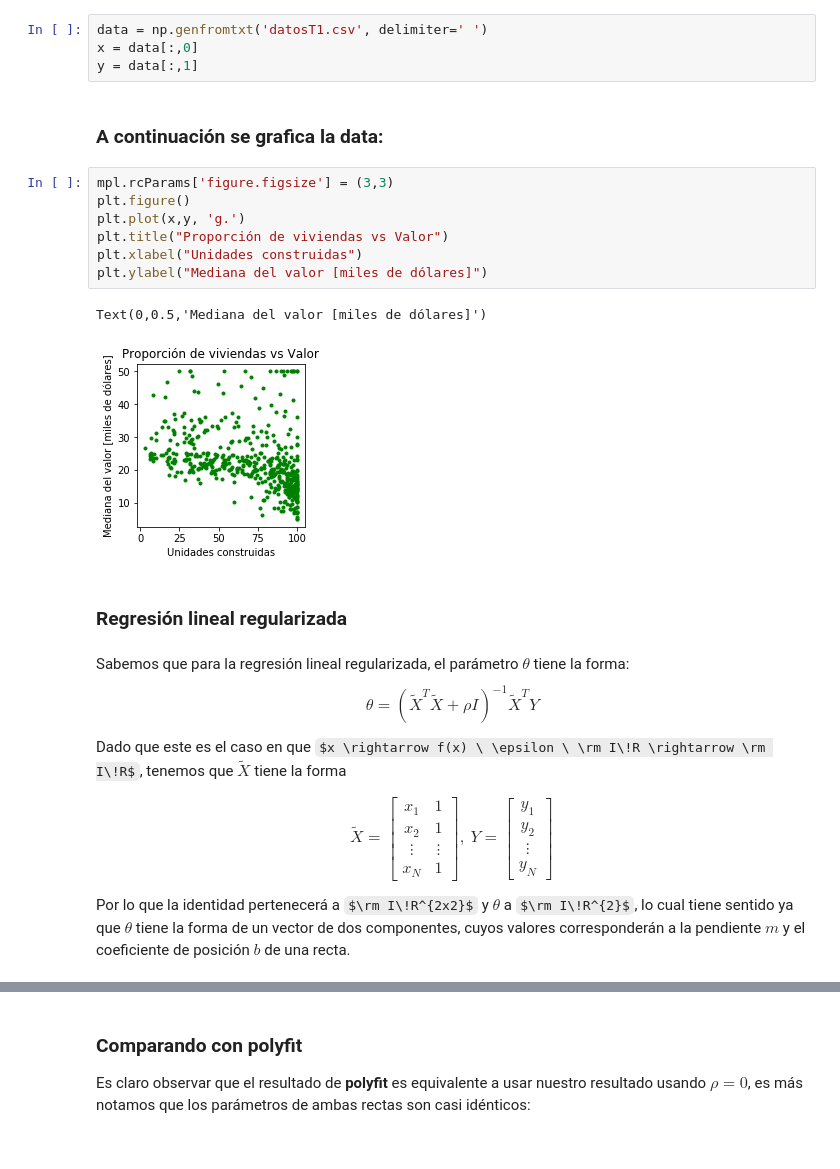
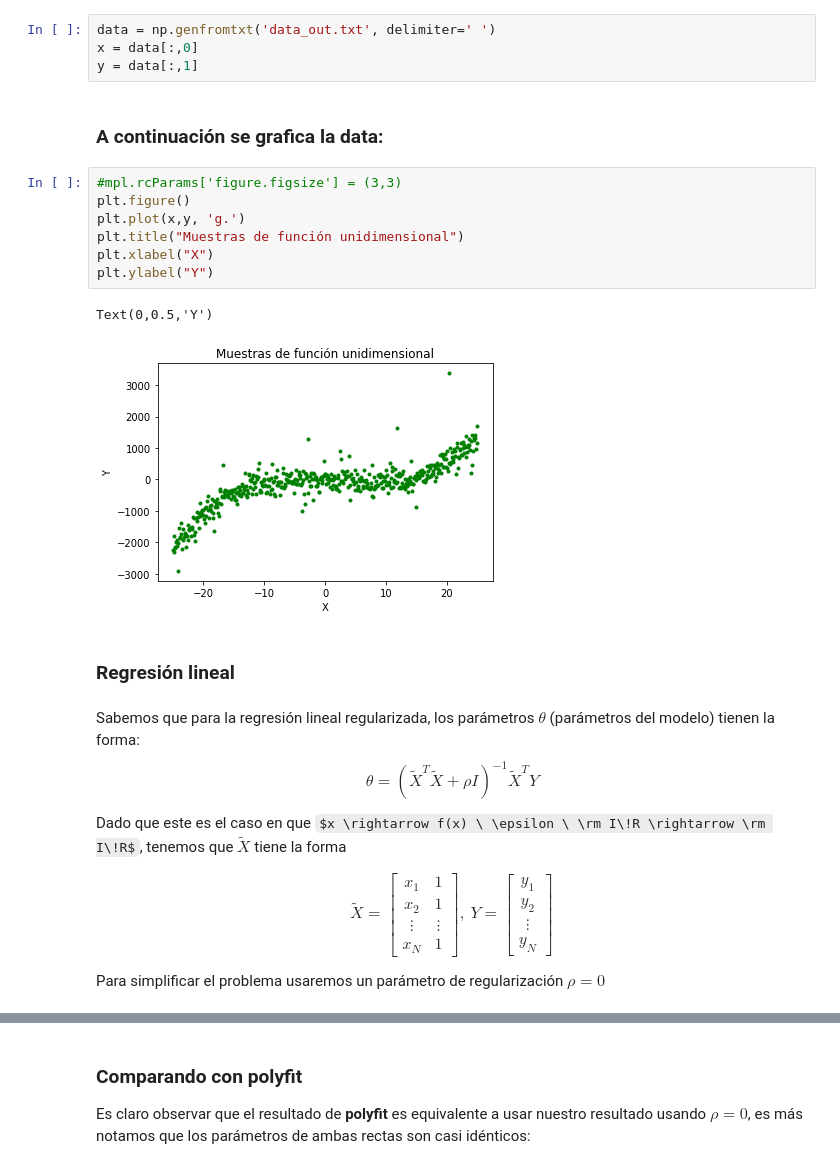
Before and after one commit to martinKindall/aprendizaje_bayesiano, a Jupyter notebook: Tarea1/tarea1_martin_cornejo.ipynb, the cells around one changed output, grey strips where cells are left out. Cells and saved outputs as stored; diff of their text form; some formulas as TeX source.

```diff
--- a/Tarea1/tarea1_martin_cornejo.ipynb
+++ b/Tarea1/tarea1_martin_cornejo.ipynb
@@ -17,25 +17,25 @@ import pdb
 # %% [markdown]
 # P1 Regresión Lineal
 # %%
-data = np.genfromtxt('datosT1.csv', delimiter=' ')
+data = np.genfromtxt('data_out.txt', delimiter=' ')
 x = data[:,0]
 y = data[:,1]
 # %% [markdown]
 ### A continuación se grafica la data:
 # %%
-mpl.rcParams['figure.figsize'] = (3,3)
+#mpl.rcParams['figure.figsize'] = (3,3)
 plt.figure()
 plt.plot(x,y, 'g.')
-plt.title("Proporción de viviendas vs Valor")
-plt.xlabel("Unidades construidas")
-plt.ylabel("Mediana del valor [miles de dólares]")
+plt.title("Muestras de función unidimensional")
+plt.xlabel("X")
+plt.ylabel("Y")
 # %% [output]
-Text(0,0.5,'Mediana del valor [miles de dólares]')
+Text(0,0.5,'Y')
-[figure, old version]
+[figure, new version]
 # %% [markdown]
-### Regresión lineal regularizada
+### Regresión lineal
 # %% [markdown]
-Sabemos que para la regresión lineal regularizada, el parámetro $\theta$ tiene la forma:
+Sabemos que para la regresión lineal regularizada, los parámetros $\theta$ (parámetros del modelo) tienen la forma:
 \begin{equation}
 \theta = (\tilde{X}^{T}\tilde{X} + \rho I)^{-1} \tilde{X}^{T}Y
 \end{equation}
@@ -57,7 +57,7 @@ Dado que este es el caso en que $x \rightarrow f(x) \ \epsilon \ \rm I\!R \right
          \end{bmatrix}
 \end{equation}
 
-Por lo que la identidad pertenecerá a $\rm I\!R^{2x2}$ y $\theta$ a $\rm I\!R^{2}$, lo cual tiene sentido ya que $\theta$ tiene la forma de un vector de dos componentes, cuyos valores corresponderán a la pendiente $m$ y el coeficiente de posición $b$ de una recta.
+Para simplificar el problema usaremos un parámetro de regularización $\rho = 0$
 # %%
 x_tilda = np.array([x, np.ones(len(x))]).transpose()
 y_reg = y
```
Also changed, not shown: parts of 3 cells of this notebook.
